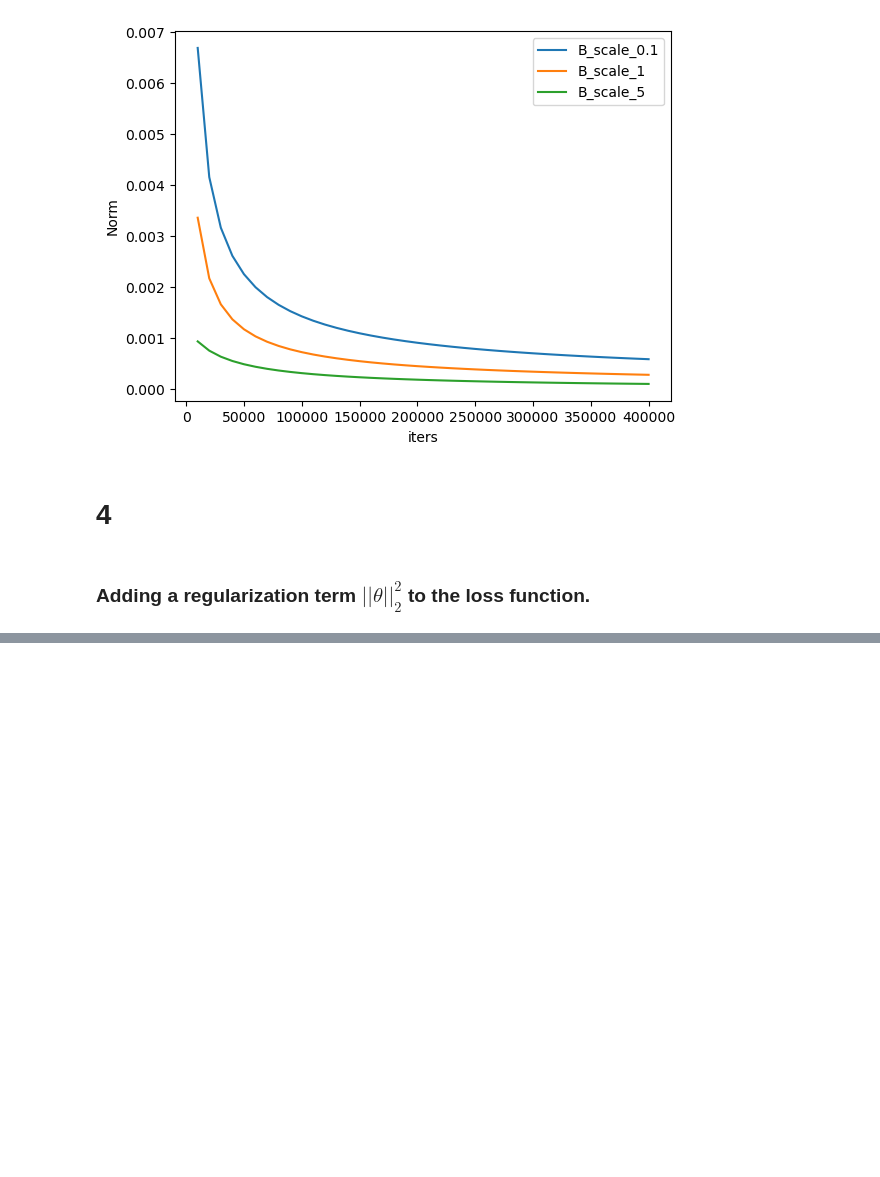
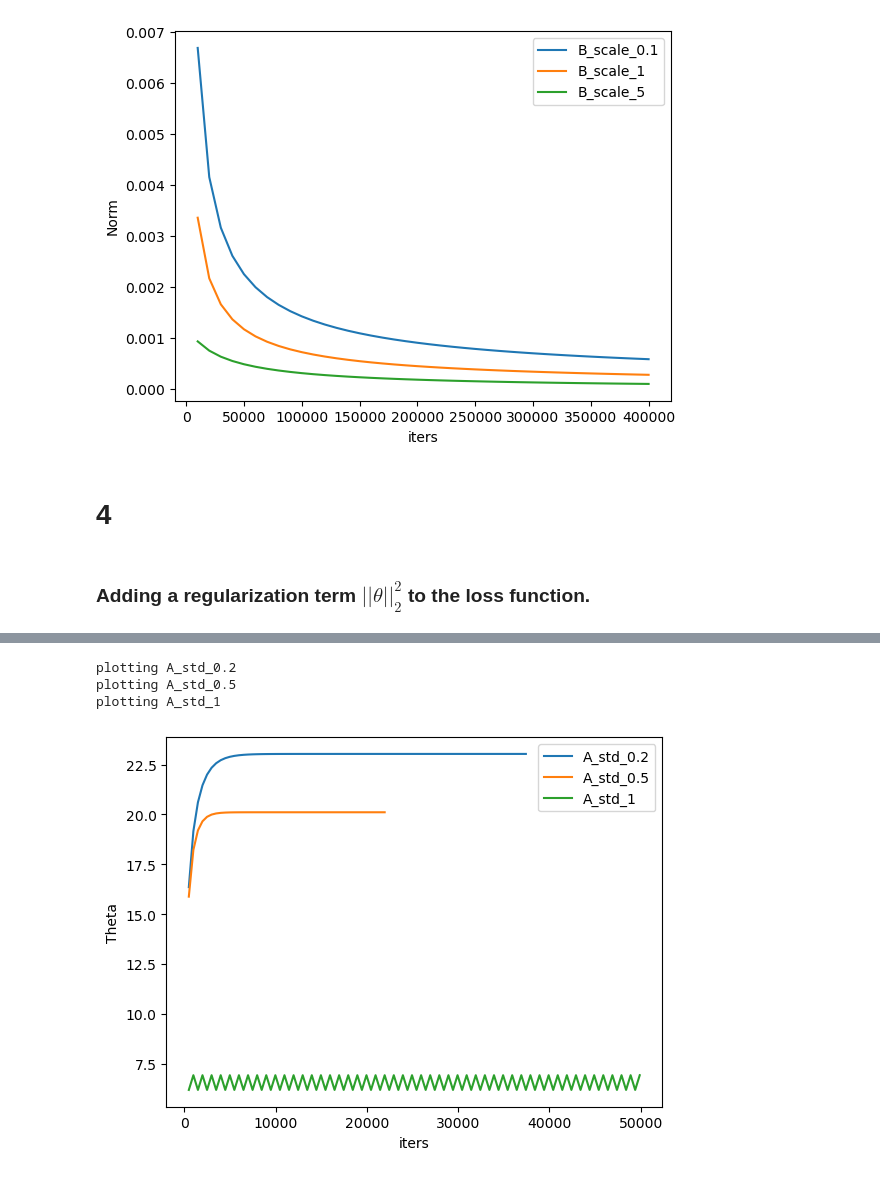
Before and after one commit to maxim5/cs229-2018-autumn, a Jupyter notebook: problem-sets/PS2/MHA's notebooks/PS2_P1.ipynb, the cells around one changed output, grey strips where cells are left out. Drawn from its saved outputs; the diff is of its cells as text; code cells hidden in the pictures; blank space fills up the shorter version.

```diff
--- a/problem-sets/PS2/MHA's notebooks/PS2_P1.ipynb
+++ b/problem-sets/PS2/MHA's notebooks/PS2_P1.ipynb
@@ -268,0 +384,40 @@ plotting B_scale_5
+# %%
+# (5) applying gaussian noise to labels
+def train(stds, mode):
+    labels = defaultdict(list)
+    ys = {"norms": defaultdict(list), "grads": defaultdict(list), "thetas": defaultdict(list), "losses": defaultdict(list)}
+    for std in stds:
+        print(f"training for std: {std}")
+
+        if mode == "labels":
+            Ya_ = add_gaussian_noise(Ya, std=std)
+            Yb_ = add_gaussian_noise(Yb, std=std)
+            grads_a, thetas_a, norms_a, losses_a = logistic_regression_modified(Xa, Ya_, max_iters=max_iters,
+                                                                                log_step=log_step, learning_rate=10)
+            grads_b, thetas_b, norms_b, losses_b = logistic_regression_modified(Xb, Yb_, max_iters=max_iters,
+                                                                                log_step=log_step, learning_rate=10)
+        else:
+            Xa_ = add_gaussian_noise(Xa, std=std)
+            Xb_ = add_gaussian_noise(Xb, std=std)
+            grads_a, thetas_a, norms_a, losses_a = logistic_regression_modified(Xa_, Ya, max_iters=max_iters,
+                                                                                log_step=log_step, learning_rate=1)
+            grads_b, thetas_b, norms_b, losses_b = logistic_regression_modified(Xb_, Yb, max_iters=max_iters,
+                                                                                log_step=log_step, learning_rate=1)
+
+        ys["norms"]["A"].append(norms_a[:, 1])
+        ys["norms"]["B"].append(norms_b[:, 1])
+
+        ys["grads"]["A"].append(grads_a[:, 1])
+        ys["grads"]["B"].append(grads_b[:, 1])
+
+        ys["thetas"]["A"].append(thetas_a[:, 1])
+        ys["thetas"]["B"].append(thetas_b[:, 1])
+
+        ys["losses"]["A"].append(losses_a[:, 1])
+        ys["losses"]["B"].append(losses_b[:, 1])
+
+        labels["A"].append(f"A_std_{std}")
+        labels["B"].append(f"B_std_{std}")
+    return ys, labels
+# %%
+ys, labels = train([.2, .5, 1], "labels")
@@ -268,0 +434,7 @@ plotting B_scale_5
+# %%
+util.plot_lines(iters, ys = ys["thetas"]["A"], x_label='iters', y_label='Theta', labels = labels["A"])
+# %% [output]
+plotting A_std_0.2
+plotting A_std_0.5
+plotting A_std_1
+[figure, added]
```
Also changed, not shown: parts of 37 cells of this notebook, 1 other file.
